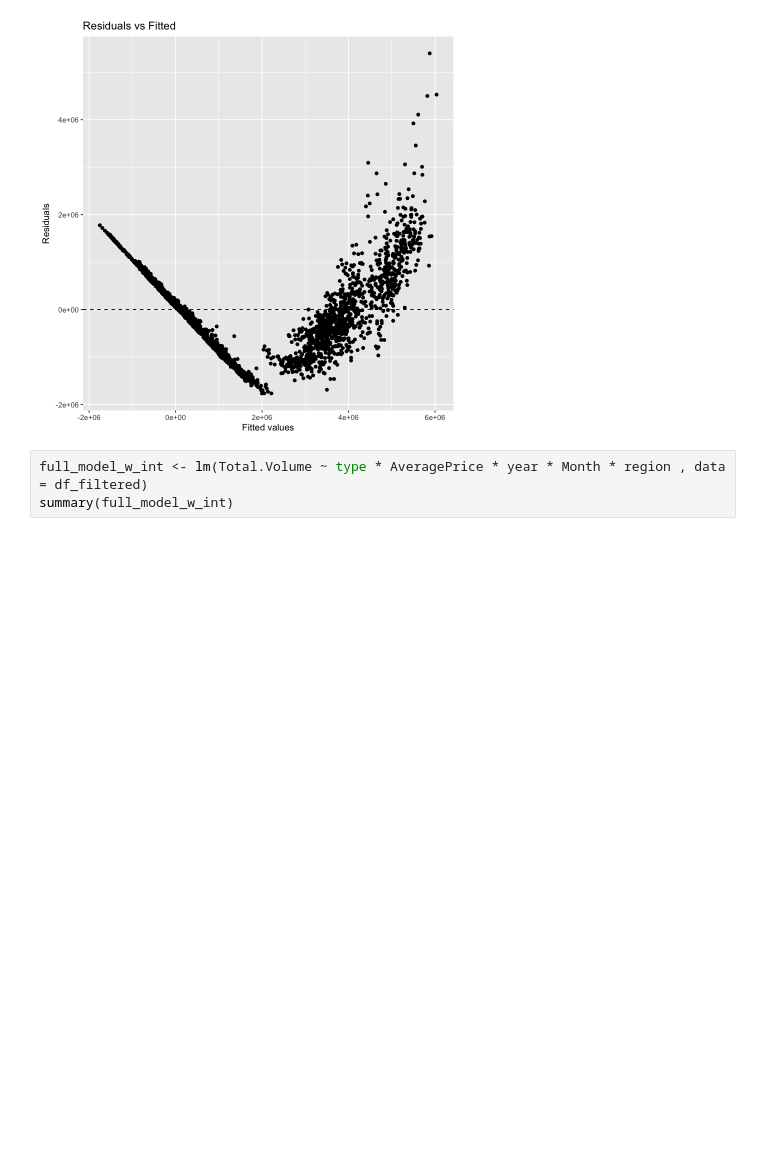
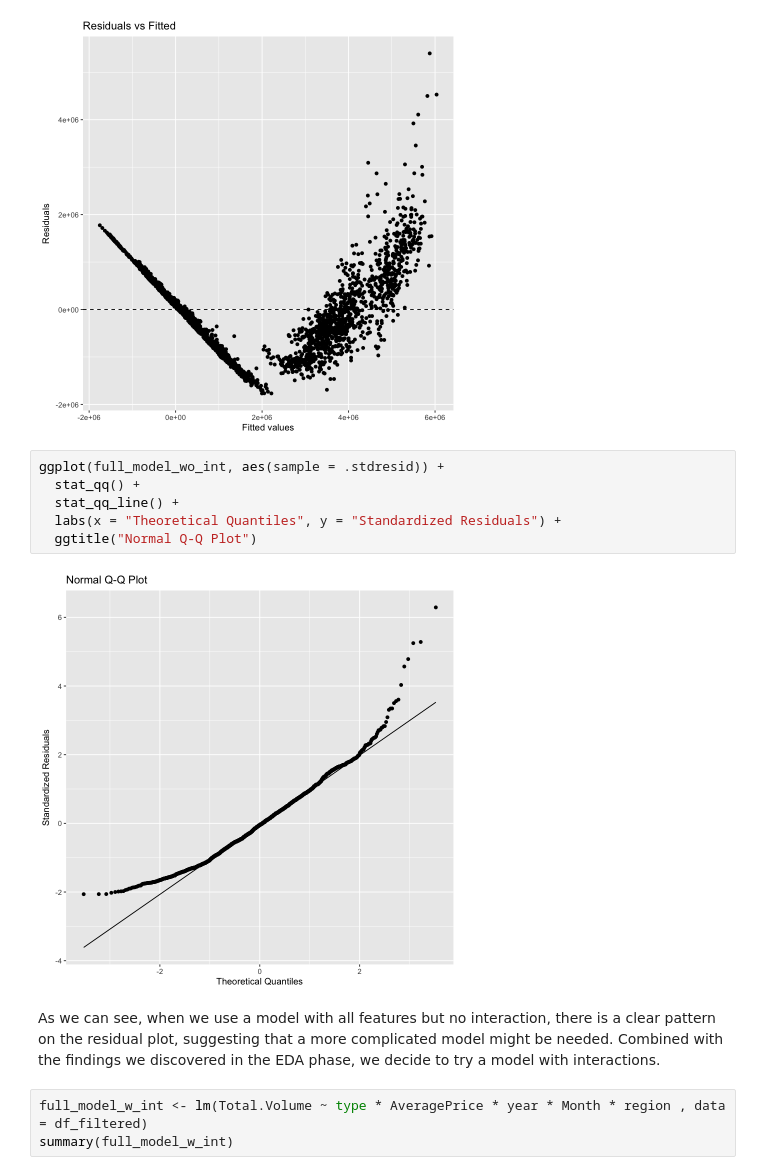
Before and after one commit to TimothyZG/avocado-e4, a Jupyter notebook: avocado-e4.ipynb, the cells around one changed output. Cells and saved outputs as stored; diff of their text form; blank space fills up the shorter version.

```diff
--- a/avocado-e4.ipynb
+++ b/avocado-e4.ipynb
@@ -174,6 +181,16 @@ ggplot(full_model_wo_int, aes(.fitted, .resid)) +
   ggtitle("Residuals vs Fitted")
 # %% [output]
 [figure]
+# %%
+ggplot(full_model_wo_int, aes(sample = .stdresid)) +
+  stat_qq() +
+  stat_qq_line() +
+  labs(x = "Theoretical Quantiles", y = "Standardized Residuals") +
+  ggtitle("Normal Q-Q Plot")
+# %% [output]
+[figure, added]
+# %% [markdown]
+As we can see, when we use a model with all features but no interaction, there is a clear pattern on the residual plot, suggesting that a more complicated model might be needed. Combined with the findings we discovered in the EDA phase, we decide to try a model with interactions.
 # %%
 full_model_w_int <- lm(Total.Volume ~ type * AveragePrice * year * Month * region , data = df_filtered)
 summary(full_model_w_int)
```
Also changed, not shown: parts of 8 cells of this notebook.
